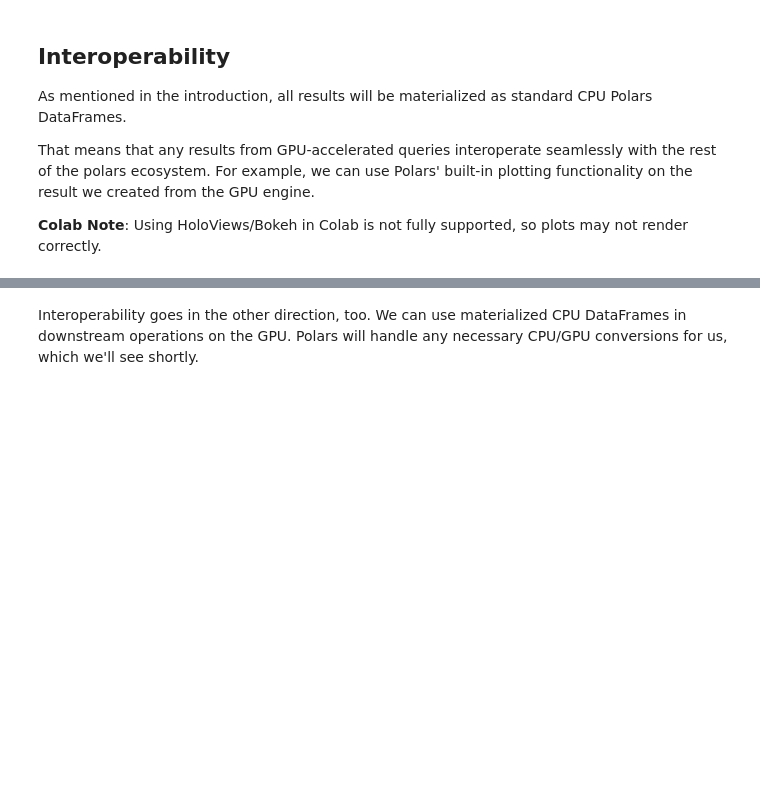
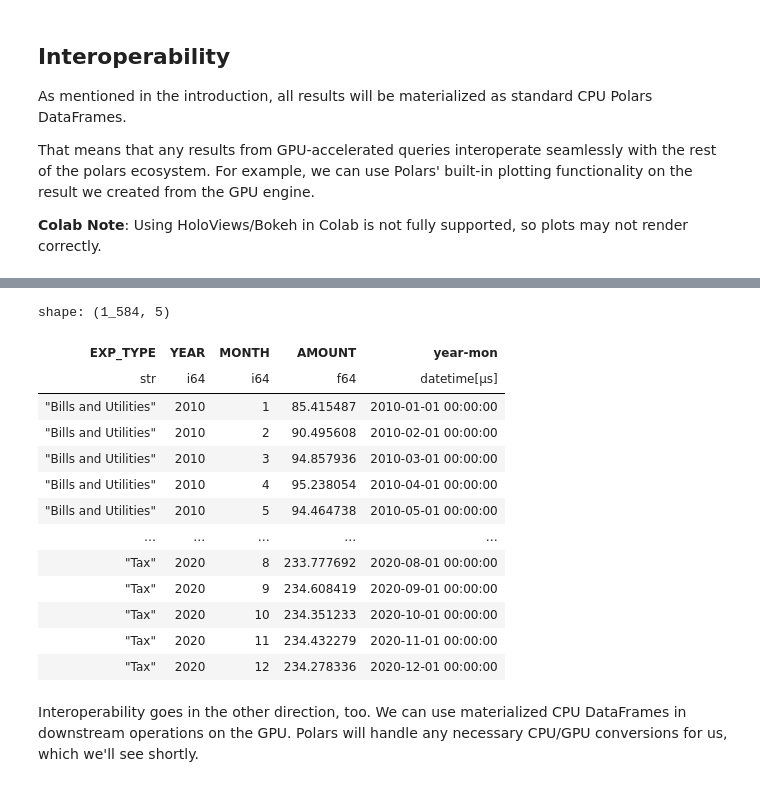
Before and after one commit to rapidsai-community/showcase, a Jupyter notebook: polars_demo_revised/accelerated_data_processing_examples/polars_gpu_engine_demo.ipynb, the cells around one changed output, grey strips where cells are left out. Cells and saved outputs as stored; diff of their text form; code cells hidden in the pictures; blank space fills up the shorter version.

```diff
--- a/polars_demo_revised/accelerated_data_processing_examples/polars_gpu_engine_demo.ipynb
+++ b/polars_demo_revised/accelerated_data_processing_examples/polars_gpu_engine_demo.ipynb
@@ -301,3 +458,20 @@ res.plot.scatter(x="year-mon", y="AMOUNT", groupby="EXP_TYPE")
+# %%
+res
+# %% [output]
+shape: (1_584, 5)
+| EXP_TYPE | YEAR | MONTH | AMOUNT | year-mon |
+| str | i64 | i64 | f64 | datetime[μs] |
+| "Bills and Utilities" | 2010 | 1 | 85.415487 | 2010-01-01 00:00:00 |
+| "Bills and Utilities" | 2010 | 2 | 90.495608 | 2010-02-01 00:00:00 |
+| "Bills and Utilities" | 2010 | 3 | 94.857936 | 2010-03-01 00:00:00 |
+| "Bills and Utilities" | 2010 | 4 | 95.238054 | 2010-04-01 00:00:00 |
+| "Bills and Utilities" | 2010 | 5 | 94.464738 | 2010-05-01 00:00:00 |
+| … | … | … | … | … |
+| "Tax" | 2020 | 8 | 233.777692 | 2020-08-01 00:00:00 |
+| "Tax" | 2020 | 9 | 234.608419 | 2020-09-01 00:00:00 |
+| "Tax" | 2020 | 10 | 234.351233 | 2020-10-01 00:00:00 |
+| "Tax" | 2020 | 11 | 234.432279 | 2020-11-01 00:00:00 |
+| "Tax" | 2020 | 12 | 234.278336 | 2020-12-01 00:00:00 |
 # %% [markdown]
 Interoperability goes in the other direction, too. We can use materialized CPU DataFrames in downstream operations on the GPU. Polars will handle any necessary CPU/GPU conversions for us, which we'll see shortly.
 # %% [markdown]
```
Also changed, not shown: parts of 27 cells of this notebook.
